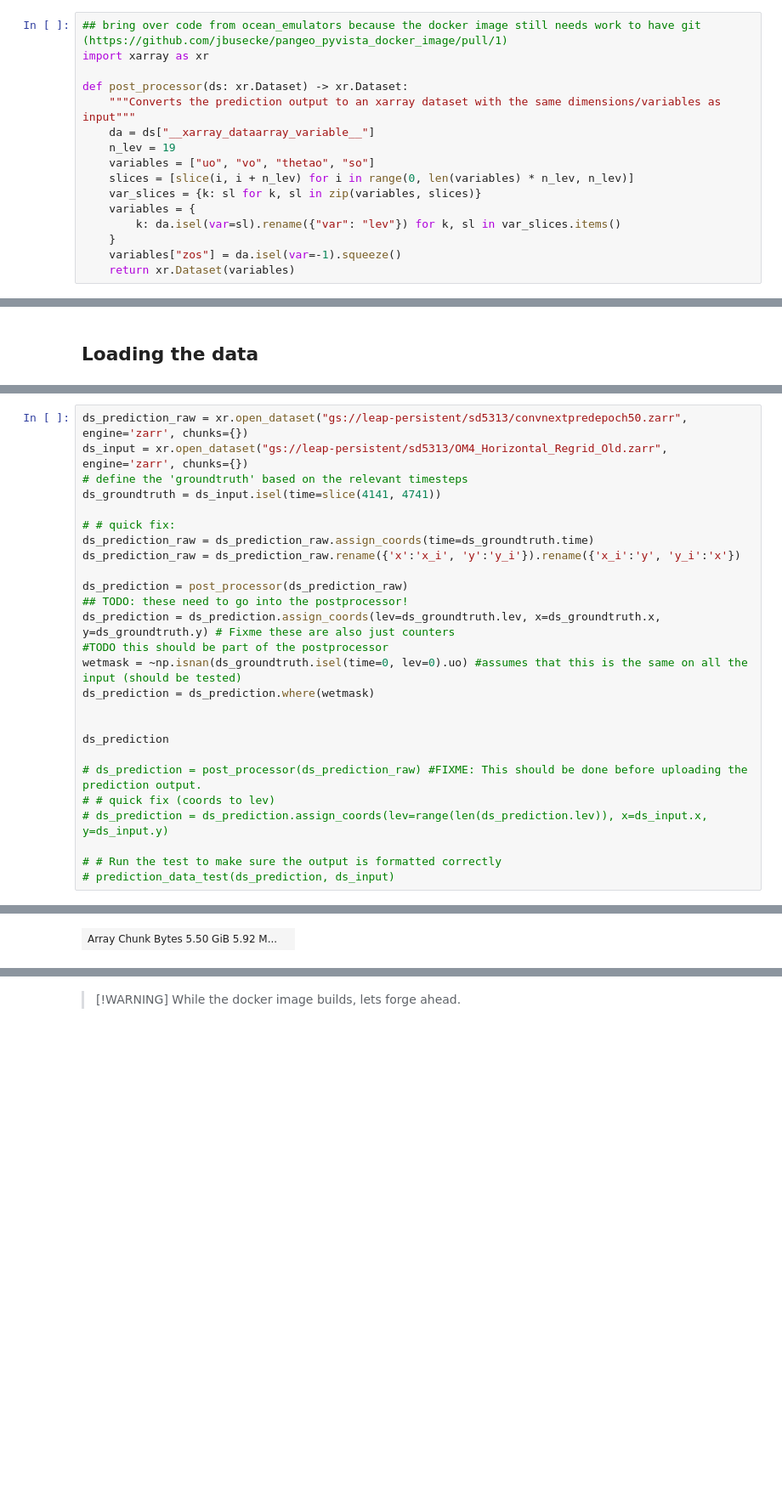
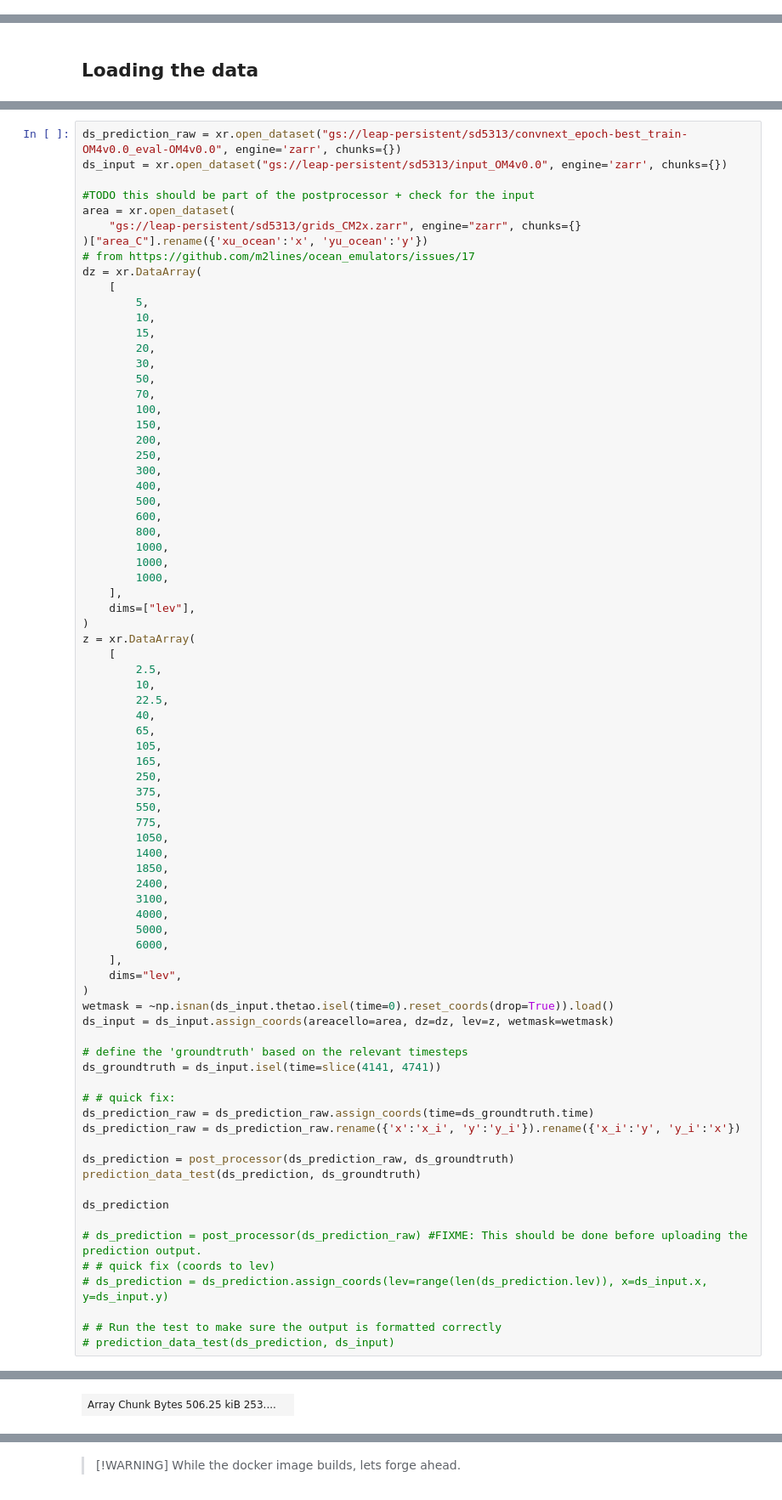
Before and after one commit to jbusecke/3d_animations, a Jupyter notebook: geovista_rotating_globe/2020_07_08_CrossVESRI_OM4_3D_emulator.ipynb, the cells around one changed output, grey strips where cells are left out. Shown at 85% size. Drawn from its saved outputs; the diff is of its cells as text; blank space fills up the shorter version.

```diff
--- a/geovista_rotating_globe/2020_07_08_CrossVESRI_OM4_3D_emulator.ipynb
+++ b/geovista_rotating_globe/2020_07_08_CrossVESRI_OM4_3D_emulator.ipynb
@@ -182,22 +184,6 @@ def make_movie(ds_movie, variable, cmap, clim, filename, preview=False, x_dim='x
         print(f"Done with {movie_name}")
         # Be sure to close the plotter when finished
         p.close()
-# %%
-## bring over code from ocean_emulators because the docker image still needs work to have git (https://github.com/jbusecke/pangeo_pyvista_docker_image/pull/1)
-import xarray as xr
-
-def post_processor(ds: xr.Dataset) -> xr.Dataset:
-    """Converts the prediction output to an xarray dataset with the same dimensions/variables as input"""
-    da = ds["__xarray_dataarray_variable__"]
-    n_lev = 19
-    variables = ["uo", "vo", "thetao", "so"]
-    slices = [slice(i, i + n_lev) for i in range(0, len(variables) * n_lev, n_lev)]
-    var_slices = {k: sl for k, sl in zip(variables, slices)}
-    variables = {
-        k: da.isel(var=sl).rename({"var": "lev"}) for k, sl in var_slices.items()
-    }
-    variables["zos"] = da.isel(var=-1).squeeze()
-    return xr.Dataset(variables)
 # %% [markdown]
 ## Check docker image
 
@@ -227,6 +238,63 @@ OpenGL vendor string:
 # %%
-ds_prediction_raw = xr.open_dataset("gs://leap-persistent/sd5313/convnextpredepoch50.zarr", engine='zarr', chunks={})
-ds_input = xr.open_dataset("gs://leap-persistent/sd5313/OM4_Horizontal_Regrid_Old.zarr", engine='zarr', chunks={})
+ds_prediction_raw = xr.open_dataset("gs://leap-persistent/sd5313/convnext_epoch-best_train-OM4v0.0_eval-OM4v0.0", engine='zarr', chunks={})
+ds_input = xr.open_dataset("gs://leap-persistent/sd5313/input_OM4v0.0", engine='zarr', chunks={})
+
+#TODO this should be part of the postprocessor + check for the input
+area = xr.open_dataset(
+    "gs://leap-persistent/sd5313/grids_CM2x.zarr", engine="zarr", chunks={}
+)["area_C"].rename({'xu_ocean':'x', 'yu_ocean':'y'})
+# from https://github.com/m2lines/ocean_emulators/issues/17
+dz = xr.DataArray(
+    [
+        5,
+        10,
+        15,
+        20,
+        30,
+        50,
+        70,
+        100,
+        150,
+        200,
+        250,
+        300,
+        400,
+        500,
+        600,
+        800,
+        1000,
+        1000,
+        1000,
+    ],
+    dims=["lev"],
+)
+z = xr.DataArray(
+    [
+        2.5,
+        10,
+        22.5,
+        40,
+        65,
+        105,
+        165,
+        250,
+        375,
+        550,
+        775,
+        1050,
+        1400,
+        1850,
+        2400,
+        3100,
+        4000,
+        5000,
+        6000,
+    ],
+    dims="lev",
+)
+wetmask = ~np.isnan(ds_input.thetao.isel(time=0).reset_coords(drop=True)).load()
+ds_input = ds_input.assign_coords(areacello=area, dz=dz, lev=z, wetmask=wetmask)
+
 # define the 'groundtruth' based on the relevant timesteps
 ds_groundtruth = ds_input.isel(time=slice(4141, 4741))
 
@@ -234,13 +302,8 @@ ds_groundtruth = ds_input.isel(time=slice(4141, 4741))
 ds_prediction_raw = ds_prediction_raw.assign_coords(time=ds_groundtruth.time)
 ds_prediction_raw = ds_prediction_raw.rename({'x':'x_i', 'y':'y_i'}).rename({'x_i':'y', 'y_i':'x'})
 
-ds_prediction = post_processor(ds_prediction_raw)
-## TODO: these need to go into the postprocessor!
-ds_prediction = ds_prediction.assign_coords(lev=ds_groundtruth.lev, x=ds_groundtruth.x, y=ds_groundtruth.y) # Fixme these are also just counters
-#TODO this should be part of the postprocessor
-wetmask = ~np.isnan(ds_groundtruth.isel(time=0, lev=0).uo) #assumes that this is the same on all the input (should be tested)
-ds_prediction = ds_prediction.where(wetmask)
-
+ds_prediction = post_processor(ds_prediction_raw, ds_groundtruth)
+prediction_data_test(ds_prediction, ds_groundtruth)
 
 ds_prediction
 
@@ -271 +329 @@ dask.array<chunksize=(75, 23, 45, 10), meta=np.ndarray>
-| Array Chunk Bytes 5.50 GiB 5.92 M... |  |
+| Array Chunk Bytes 506.25 kiB 253.... |  |
```
Also changed, not shown: parts of 14 cells of this notebook.
